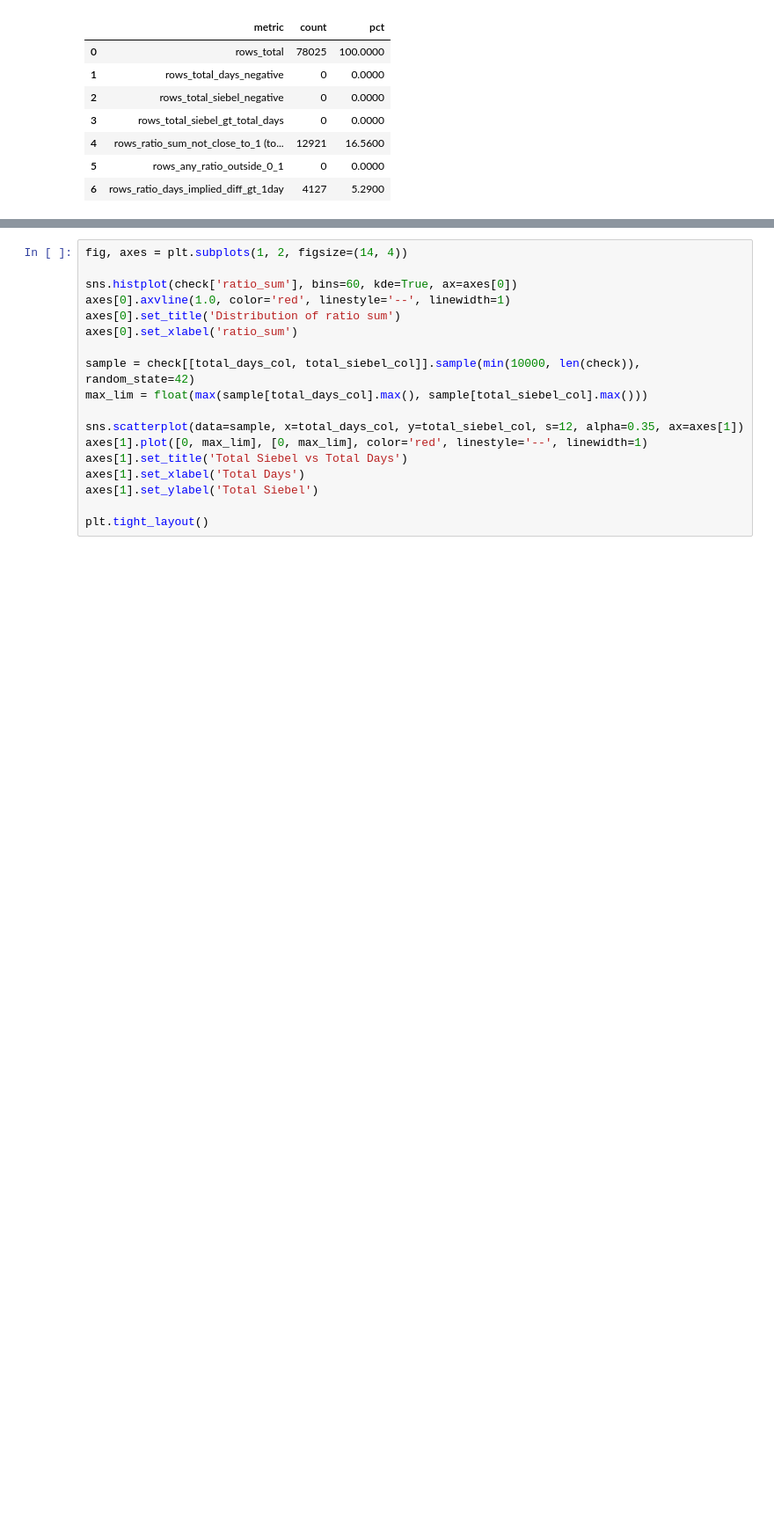
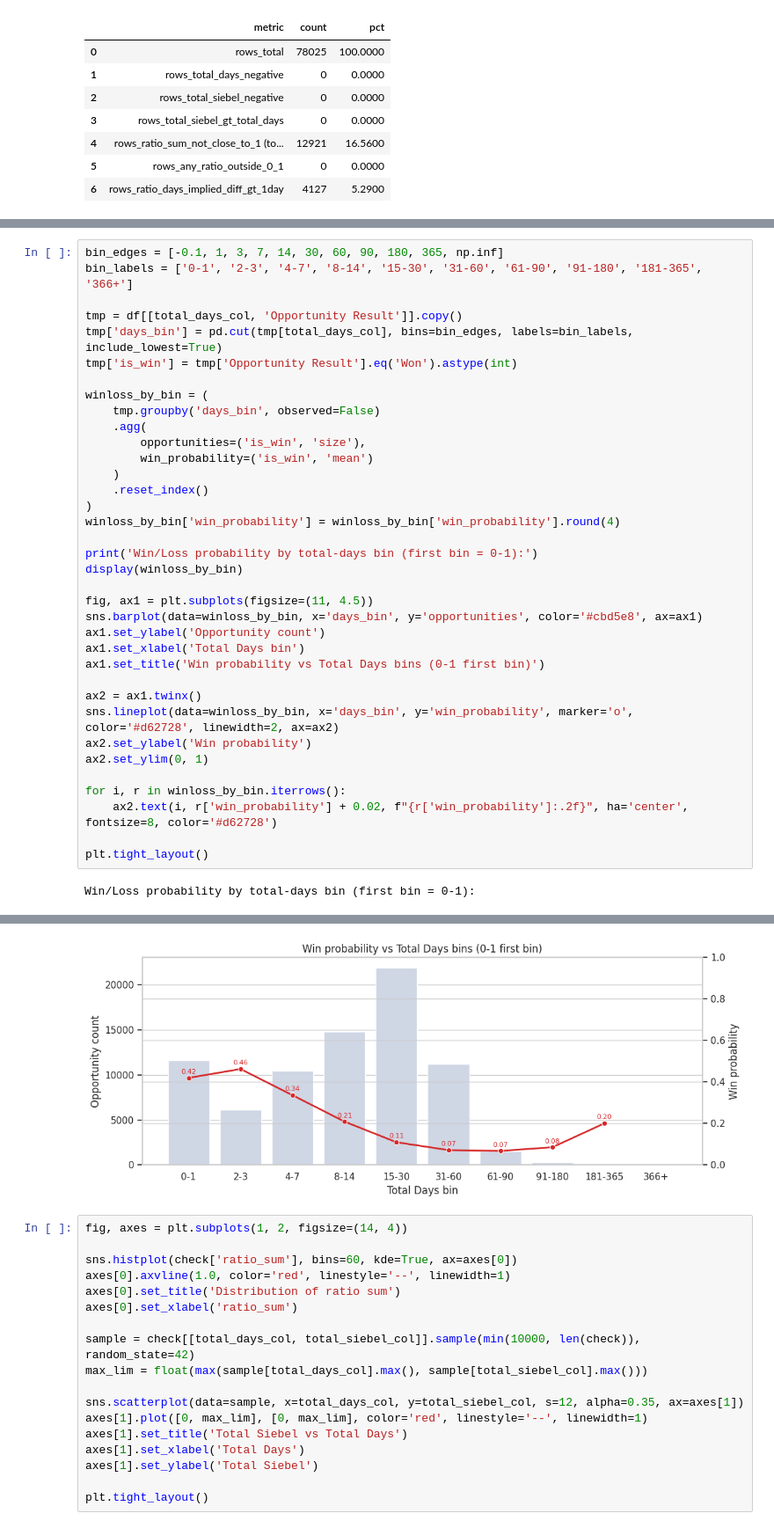
Before and after one commit to mrbungie/mib_cars_analysis, a Jupyter notebook: notebooks/1_simple_eda_and_cleaning/0_basic_validation.ipynb, the cells around one changed output, grey strips where cells are left out. Shown at 88% size. Drawn from its saved outputs; the diff is of its cells as text; blank space fills up the shorter version.

```diff
--- a/notebooks/1_simple_eda_and_cleaning/0_basic_validation.ipynb
+++ b/notebooks/1_simple_eda_and_cleaning/0_basic_validation.ipynb
@@ -222,0 +291,38 @@ Top 15 rows by ratio-sum error:
+# %%
+bin_edges = [-0.1, 1, 3, 7, 14, 30, 60, 90, 180, 365, np.inf]
+bin_labels = ['0-1', '2-3', '4-7', '8-14', '15-30', '31-60', '61-90', '91-180', '181-365', '366+']
+
+tmp = df[[total_days_col, 'Opportunity Result']].copy()
+tmp['days_bin'] = pd.cut(tmp[total_days_col], bins=bin_edges, labels=bin_labels, include_lowest=True)
+tmp['is_win'] = tmp['Opportunity Result'].eq('Won').astype(int)
+
+winloss_by_bin = (
+    tmp.groupby('days_bin', observed=False)
+    .agg(
+        opportunities=('is_win', 'size'),
+        win_probability=('is_win', 'mean')
+    )
+    .reset_index()
+)
+winloss_by_bin['win_probability'] = winloss_by_bin['win_probability'].round(4)
+
+print('Win/Loss probability by total-days bin (first bin = 0-1):')
+display(winloss_by_bin)
+
+fig, ax1 = plt.subplots(figsize=(11, 4.5))
+sns.barplot(data=winloss_by_bin, x='days_bin', y='opportunities', color='#cbd5e8', ax=ax1)
+ax1.set_ylabel('Opportunity count')
+ax1.set_xlabel('Total Days bin')
+ax1.set_title('Win probability vs Total Days bins (0-1 first bin)')
+
+ax2 = ax1.twinx()
+sns.lineplot(data=winloss_by_bin, x='days_bin', y='win_probability', marker='o', color='#d62728', linewidth=2, ax=ax2)
+ax2.set_ylabel('Win probability')
+ax2.set_ylim(0, 1)
+
+for i, r in winloss_by_bin.iterrows():
+    ax2.text(i, r['win_probability'] + 0.02, f"{r['win_probability']:.2f}", ha='center', fontsize=8, color='#d62728')
+
+plt.tight_layout()
+# %% [output]
+Win/Loss probability by total-days bin (first bin = 0-1):
@@ -223,3 +340,4 @@ Top 15 rows by ratio-sum error:
+[figure, added]
 # %%
 fig, axes = plt.subplots(1, 2, figsize=(14, 4))
 
```
Also changed, not shown: parts of 4 cells of this notebook.
